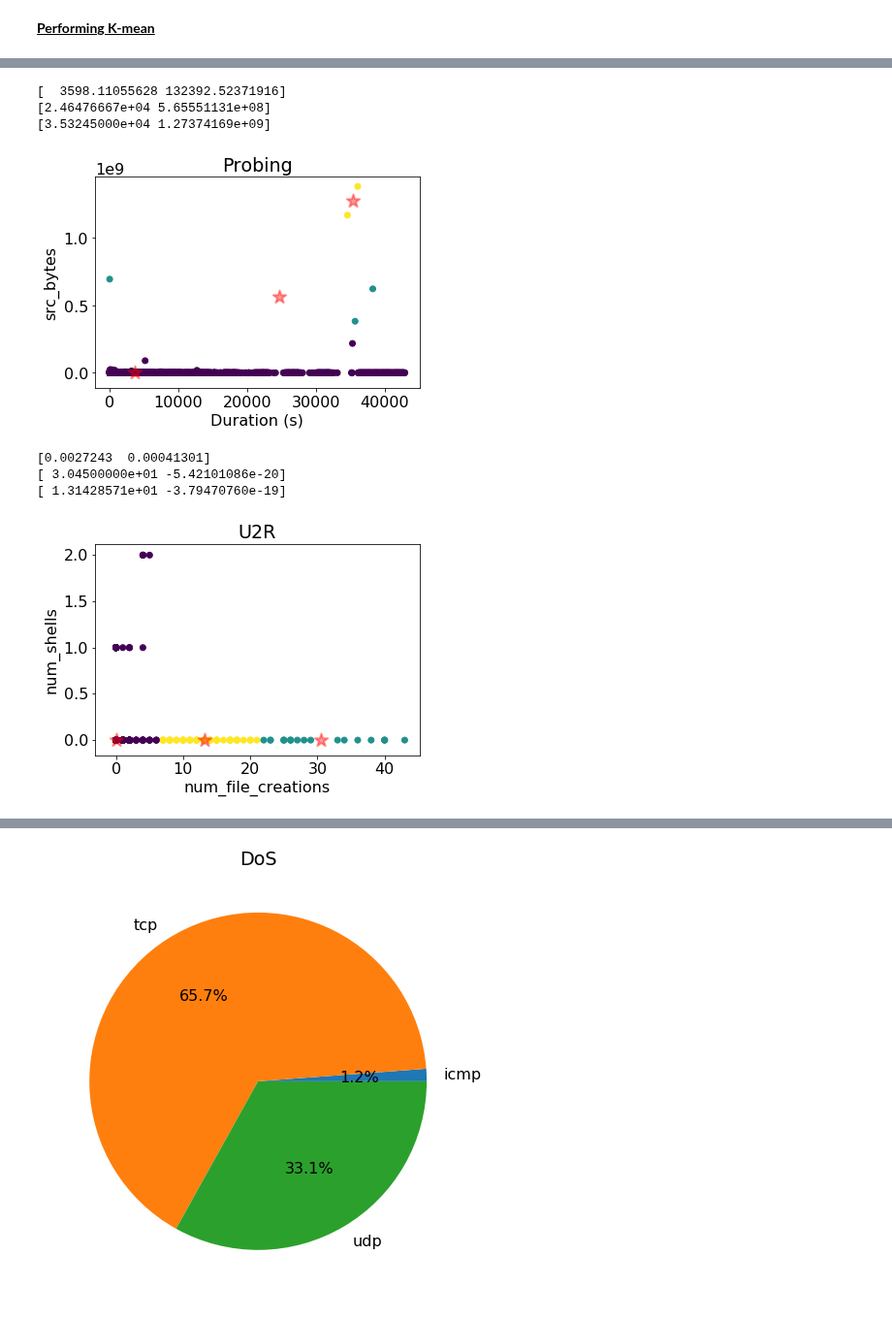
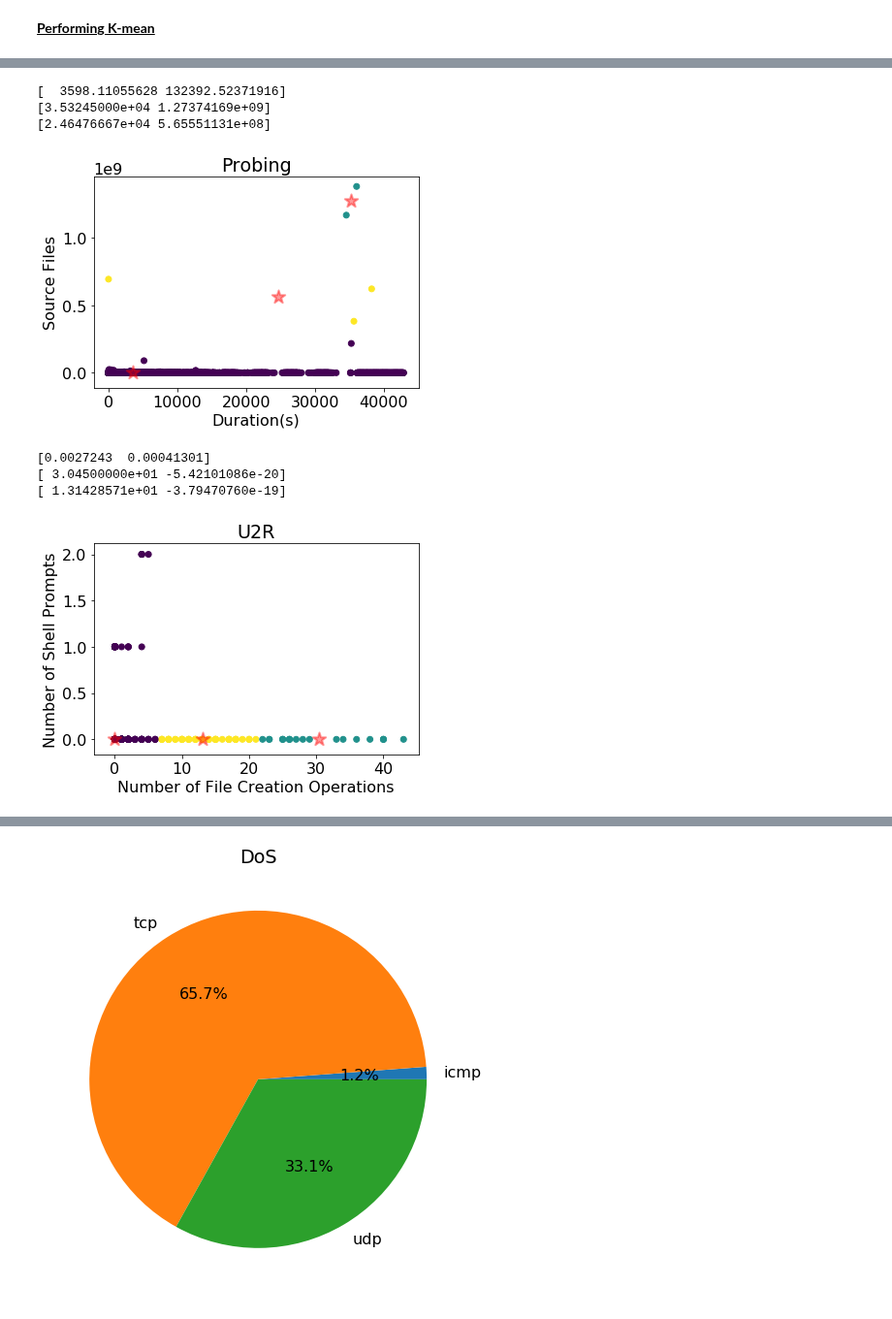
Before and after one commit to BaiKongQue/CSCI-191T_Security_Group, a Jupyter notebook: Security Group Project.ipynb, the cells around one changed output, grey strips where cells are left out. Shown at 97% size. Cells and saved outputs as stored; diff of their text form; code cells hidden in the pictures.

```diff
--- a/Security Group Project.ipynb
+++ b/Security Group Project.ipynb
@@ -229,15 +224,15 @@ k_mean3D(3, kddDF[["count", "src_bytes", "duration"]], "DoS")
 # %%
-k_mean(3, kddDF[["duration","src_bytes"]], "Probing", "Duration (s)", NonZero=["duration"])
+k_mean(3, kddDF[["duration","src_bytes"]], "Probing", xLabel="Duration(s)", yLabel="Source Files", NonZero=["duration"])
 # %% [output]
 [  3598.11055628 132392.52371916]
+[3.53245000e+04 1.27374169e+09]
 [2.46476667e+04 5.65551131e+08]
-[3.53245000e+04 1.27374169e+09]
-[figure, old version]
+[figure, new version]
 # %%
-k_mean(3, kddDF[['num_file_creations', 'num_shells']], "U2R", NonZero=[])
+k_mean(3, kddDF[['num_file_creations', 'num_shells']], title="U2R", xLabel="Number of File Creation Operations", yLabel="Number of Shell Prompts", NonZero=[])
 # %% [output]
 [0.0027243  0.00041301]
 [ 3.04500000e+01 -5.42101086e-20]
 [ 1.31428571e+01 -3.79470760e-19]
-[figure, old version]
+[figure, new version]
 # %%
```
Also changed, not shown: parts of 11 cells of this notebook.
